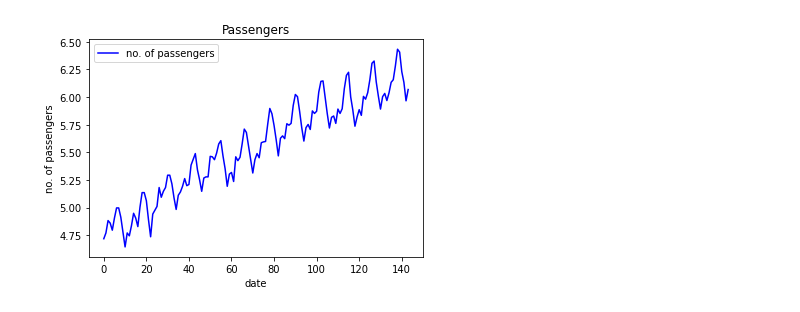
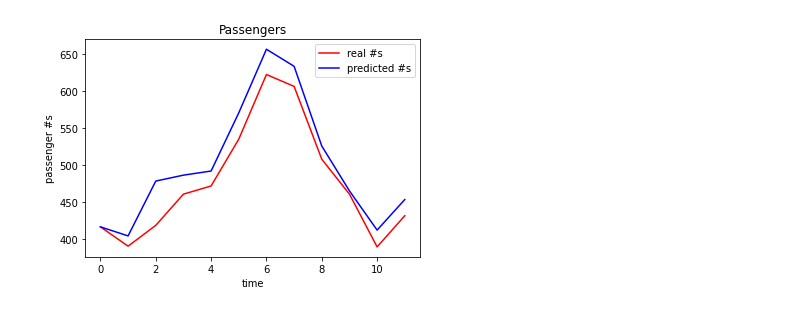
Before and after one commit to AbsoluteVirtue/m.rndl21.1, a Jupyter notebook: lab_1.ipynb, the cells around one changed output. Cells and saved outputs as stored; diff of their text form; code cells hidden in the pictures.

```diff
--- a/lab_1.ipynb
+++ b/lab_1.ipynb
@@ -35,0 +84,9 @@ plt.show()
+# %%
+regressor = Sequential()
+regressor.add(LSTM(units = 50, return_sequences = True, input_shape = (x_train.shape[1], 1)))
+regressor.add(Dropout(0.2))
+regressor.add(LSTM(units = 50, return_sequences = True))
+regressor.add(Dropout(0.2))
+regressor.add(LSTM(units = 50))
+regressor.add(Dropout(0.2))
+regressor.add(Dense(units = 1))
@@ -35,0 +95,3 @@ plt.show()
+# %%
+regressor.compile(optimizer = 'adam', loss = 'mean_squared_error', metrics = ['mean_squared_error'])
+hist = regressor.fit(x_train, y_train, epochs = 500, batch_size = 32, validation_data=(x_test, y_test))
@@ -36,11 +137,16 @@ plt.show()
+# %%
+predicted = regressor.predict(x_test)
+# %%
+t = predicted.flatten()
+t[0] = il.iat[-12]
+res = np.exp(t.cumsum())
 # %%
-val_log = np.log(val_linear)
-
-plt.plot(val_log, color = 'blue', label = 'no. of passengers')
+plt.plot(test["Passengers"].values, color = 'red', label = 'real #s')
+plt.plot(res, color = 'blue', label = 'predicted #s')
 plt.title('Passengers')
-plt.xlabel('date')
-plt.ylabel('no. of passengers')
+plt.xlabel('time')
+plt.ylabel('passenger #s')
 plt.legend()
 plt.show()
 # %% [output]
-[figure, old version]
+[figure, new version]
```
Also changed, not shown: parts of 25 cells of this notebook, 2 other files.
